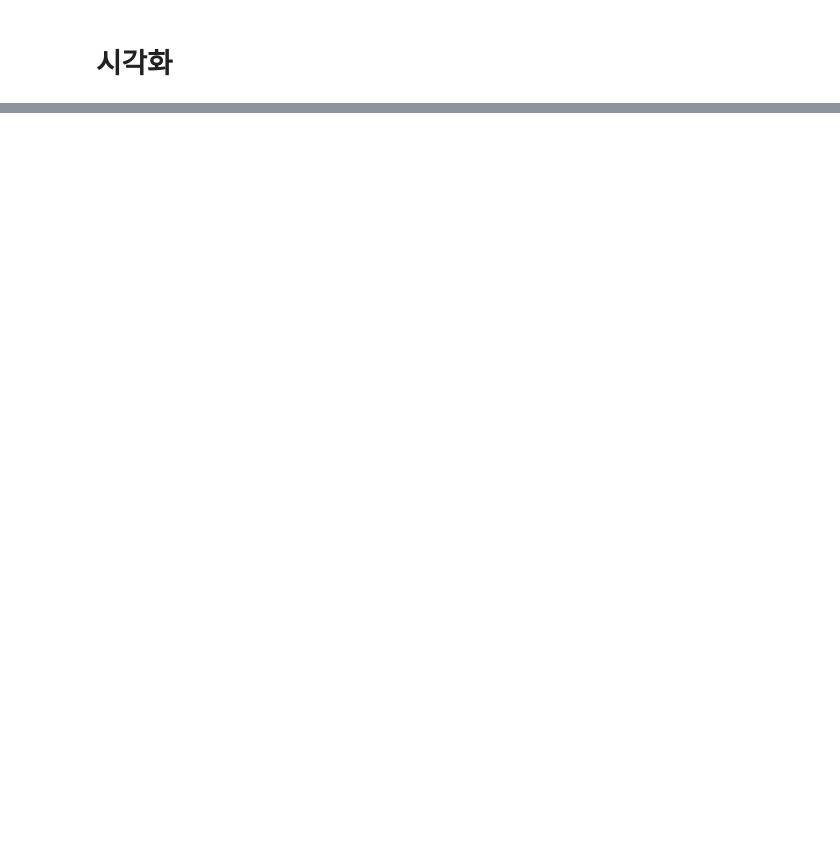
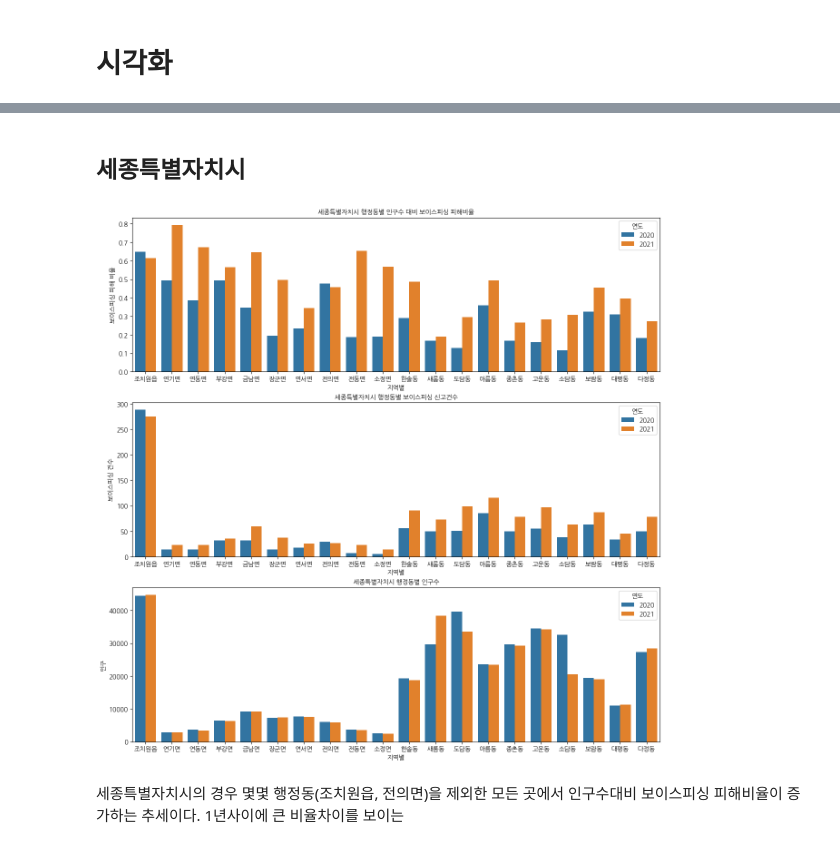
Before and after one commit to slee-02/1986-policing-data, a Jupyter notebook: eda.ipynb, the cells around one changed output, grey strips where cells are left out. Saved outputs shown, nothing was run; the diff lists cells and outputs as text; code cells hidden in the pictures; blank space fills up the shorter version.

```diff
--- a/eda.ipynb
+++ b/eda.ipynb
@@ -38,0 +58,20 @@ sns.barplot(data=df_sj, x='지역별', y='보이스피싱 피해 비율', hue='
+# %% [markdown]
+## 세종특별자치시
+# %%
+plt.figure(figsize=(15, 15));
+
+plt.subplot(3, 1, 1)
+sns.barplot(data=df_sj, x='지역별', y='보이스피싱 피해 비율', hue='연도');
+plt.title('세종특별자치시 행정동별 인구수 대비 보이스피싱 피해비율', fontsize = 10);
+
+plt.subplot(3, 1, 2)
+sns.barplot(data=df_sj, x='지역별', y='보이스피싱 건수', hue='연도');
+plt.title('세종특별자치시 행정동별 보이스피싱 신고건수', fontsize = 10);
+
+plt.subplot(3, 1, 3)
+sns.barplot(data=df_sj, x='지역별', y='인구', hue='연도');
+plt.title('세종특별자치시 행정동별 인구수', fontsize = 10);
+# %% [output]
+[figure, added]
+# %% [markdown]
+세종특별자치시의 경우 몇몇 행정동(조치원읍, 전의면)을 제외한 모든 곳에서 인구수대비 보이스피싱 피해비율이 증가하는 추세이다. 1년사이에 큰 비율차이를 보이는
```
Also changed, not shown: parts of 9 cells of this notebook.
